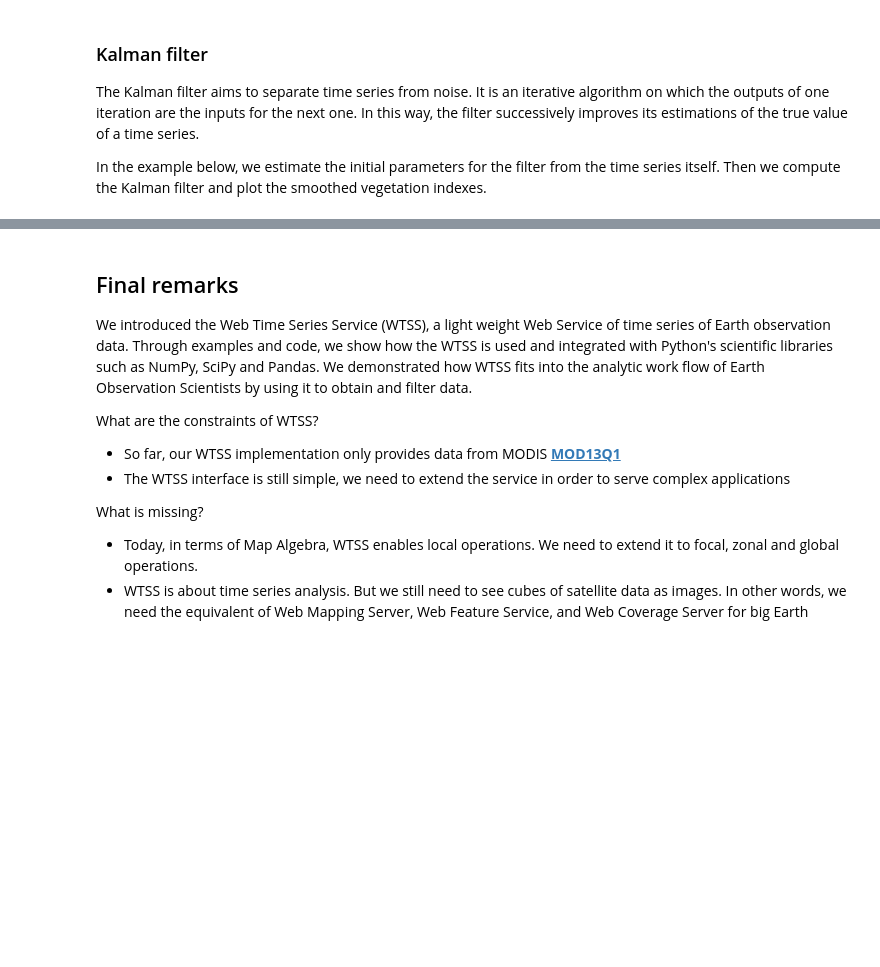
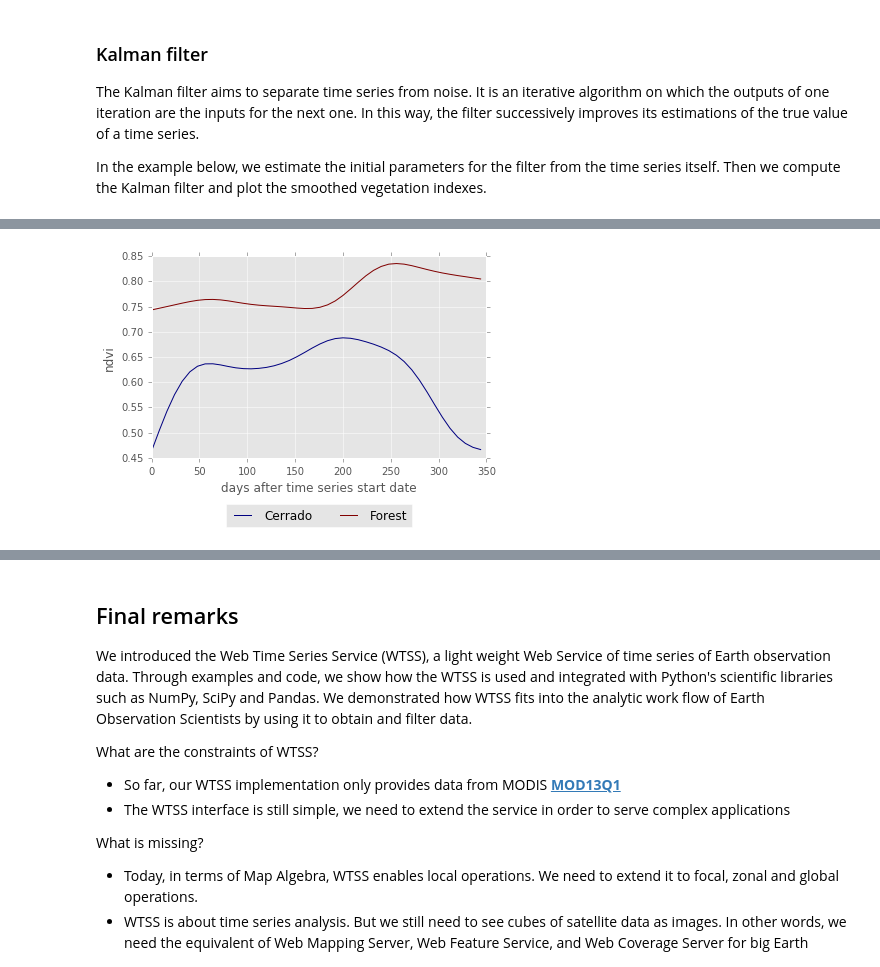
Before and after one commit to rolfsimoes/wgiss-py-webinar, a Jupyter notebook: WGISS_Tech_Webinar.ipynb, the cells around one changed output, grey strips where cells are left out. Drawn from its saved outputs; the diff is of its cells as text; code cells hidden in the pictures; blank space fills up the shorter version.

```diff
--- a/WGISS_Tech_Webinar.ipynb
+++ b/WGISS_Tech_Webinar.ipynb
@@ -309,0 +347,11 @@ vidf[0:5]
+# %%
+# open patterns from file
+# these patterns were extracted using GAM on a larger data set
+patterns_ts = pd.read_json("examples/patterns.json", orient='records')
+# update timeline type from str to datetime
+patterns_ts["timeline"] = pd.to_datetime(patterns_ts["timeline"])
+# %%
+# plot patterns time series
+plot_time_series(patterns_ts)
+# %% [output]
+[figure, added]
```
Also changed, not shown: parts of 14 cells of this notebook, 5 other files.
